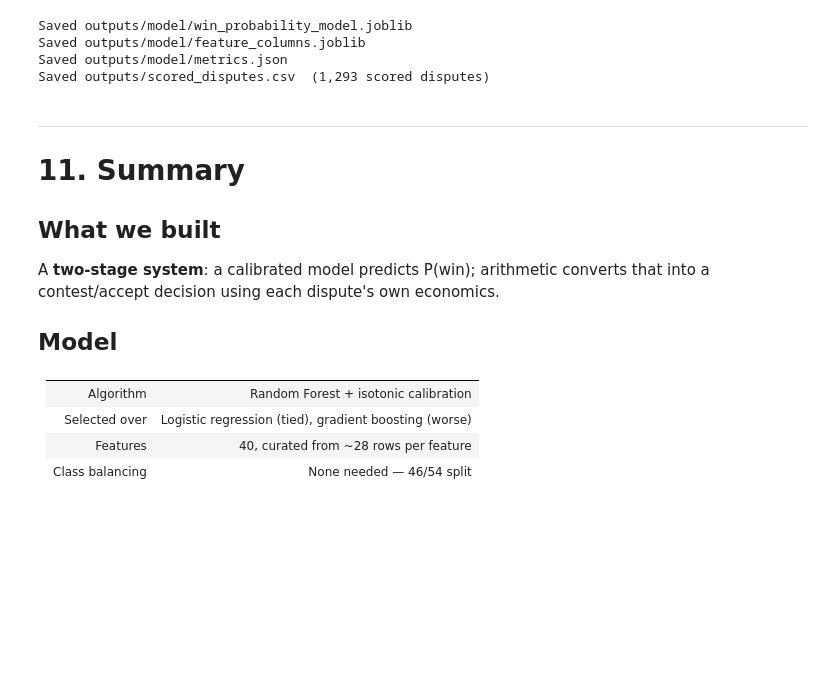
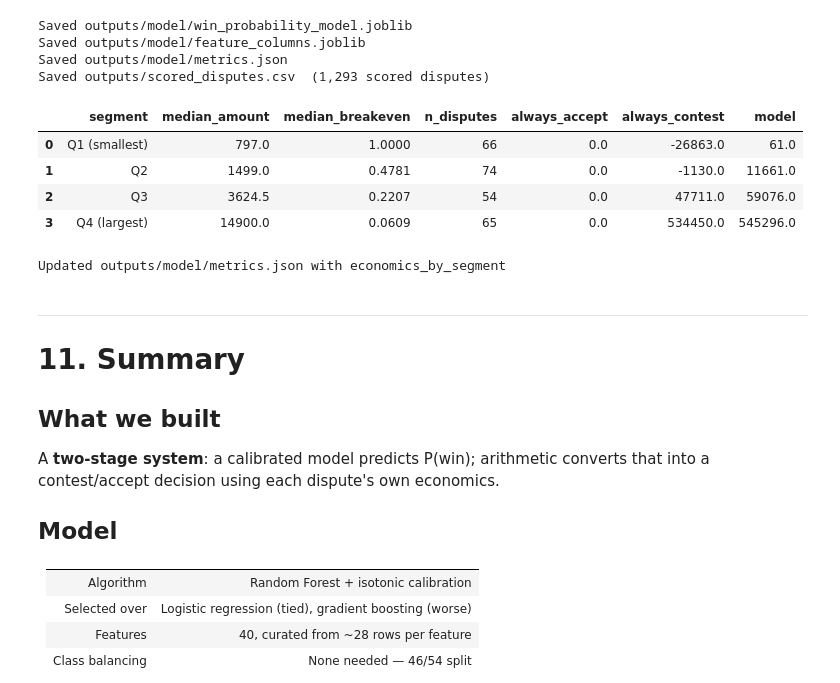
Before and after one commit to Lilekha/sahaya_dispute_evidence_responder_razorpay_buildathon, a Jupyter notebook: notebooks/02_ML_Decision_Engine.ipynb, the cells around one changed output. Saved outputs shown, nothing was run; the diff lists cells and outputs as text; code cells hidden in the pictures; blank space fills up the shorter version.

Commit message:
dasboard metrics updated

```diff
--- a/notebooks/02_ML_Decision_Engine.ipynb
+++ b/notebooks/02_ML_Decision_Engine.ipynb
@@ -533,3 +565,16 @@ print(f'Operational reduction    : contests {dec.mean():.0%} of disputes instead
 Uplift vs always-contest : ₹61,926
 Headroom captured        : 56.8%
 Operational reduction    : contests 52% of disputes instead of 100%
+# %%
+# ---- Precision/recall at the standard 0.5 threshold, for comparison ----
+pred_at_half = (test_p > 0.5).astype(int)
+print("=== At the standard 0.5 threshold (classification-only view) ===")
+print(f"Precision : {precision_score(won, pred_at_half):.3f}")
+print(f"Recall    : {recall_score(won, pred_at_half):.3f}")
+print(f"F1        : {f1_score(won, pred_at_half):.3f}")
+print()
+print("Why two numbers: the 0.5 threshold asks 'is this model accurate?' "
+      "The economic threshold asks 'is fighting this dispute worth it?' "
+      "They differ because SaHaYa deliberately contests some low-probability, "
+      "high-value disputes where the payoff justifies the risk — exactly the "
+      "behaviour that makes it useful, not a flaw in the model.")
@@ -858,6 +910,10 @@ metrics = {
     'test_brier': round(float(brier_score_loss(y_test, test_p)), 4),
     'precision_at_economic_threshold': round(float(precision_score(won, dec)), 4),
     'recall_at_economic_threshold': round(float(recall_score(won, dec)), 4),
+    'f1_at_economic_threshold': round(float(f1_score(won, dec)), 4),
+    'precision_at_half_threshold': round(float(precision_score(won, pred_at_half)), 4),
+    'recall_at_half_threshold': round(float(recall_score(won, pred_at_half)), 4),
+    'f1_at_half_threshold': round(float(f1_score(won, pred_at_half)), 4),
     'net_recovery_INR': {
         'always_accept': float(results.loc[results.strategy == 'Always accept',
                                            'net_recovery'].iloc[0]),
@@ -884,6 +940,42 @@ Saved outputs/model/win_probability_model.joblib
 Saved outputs/model/feature_columns.joblib
 Saved outputs/model/metrics.json
 Saved outputs/scored_disputes.csv  (1,293 scored disputes)
+# %%
+# ---- Economics by dispute-size segment (adds to metrics.json) ----
+test_df['size_quartile'] = pd.qcut(test_df.dispute_amount, 4,
+                                   labels=['Q1 (smallest)', 'Q2', 'Q3', 'Q4 (largest)'])
+
+economics_by_segment = []
+for label in ['Q1 (smallest)', 'Q2', 'Q3', 'Q4 (largest)']:
+    g = test_df[test_df.size_quartile == label]
+    seg_amount, seg_cost, seg_won = g.dispute_amount.values, g.total_cost.values, g.actual_won.values
+
+    economics_by_segment.append({
+        'segment': label,
+        'median_amount': round(float(g.dispute_amount.median()), 2),
+        'median_breakeven': round(float(g.breakeven.median()), 4),
+        'n_disputes': int(len(g)),
+        'always_accept': float(net_recovery(np.zeros(len(g), dtype=int), seg_won, seg_amount, seg_cost)),
+        'always_contest': float(net_recovery(np.ones(len(g), dtype=int), seg_won, seg_amount, seg_cost)),
+        'model': float(net_recovery(g.decision.values, seg_won, seg_amount, seg_cost)),
+    })
+
+seg_display = pd.DataFrame(economics_by_segment)
+display(seg_display)
+
+metrics['economics_by_segment'] = economics_by_segment
+
+with open('outputs/model/metrics.json', 'w') as fh:
+    json.dump(metrics, fh, indent=2)
+
+print('Updated outputs/model/metrics.json with economics_by_segment')
+# %% [output]
+|  | segment | median_amount | median_breakeven | n_disputes | always_accept | always_contest | model |
+| 0 | Q1 (smallest) | 797.0 | 1.0000 | 66 | 0.0 | -26863.0 | 61.0 |
+| 1 | Q2 | 1499.0 | 0.4781 | 74 | 0.0 | -1130.0 | 11661.0 |
+| 2 | Q3 | 3624.5 | 0.2207 | 54 | 0.0 | 47711.0 | 59076.0 |
+| 3 | Q4 (largest) | 14900.0 | 0.0609 | 65 | 0.0 | 534450.0 | 545296.0 |
+Updated outputs/model/metrics.json with economics_by_segment
 # %% [markdown]
 ---
 # 11. Summary
```
Also changed, not shown: parts of 2 cells of this notebook, 9 other files.
